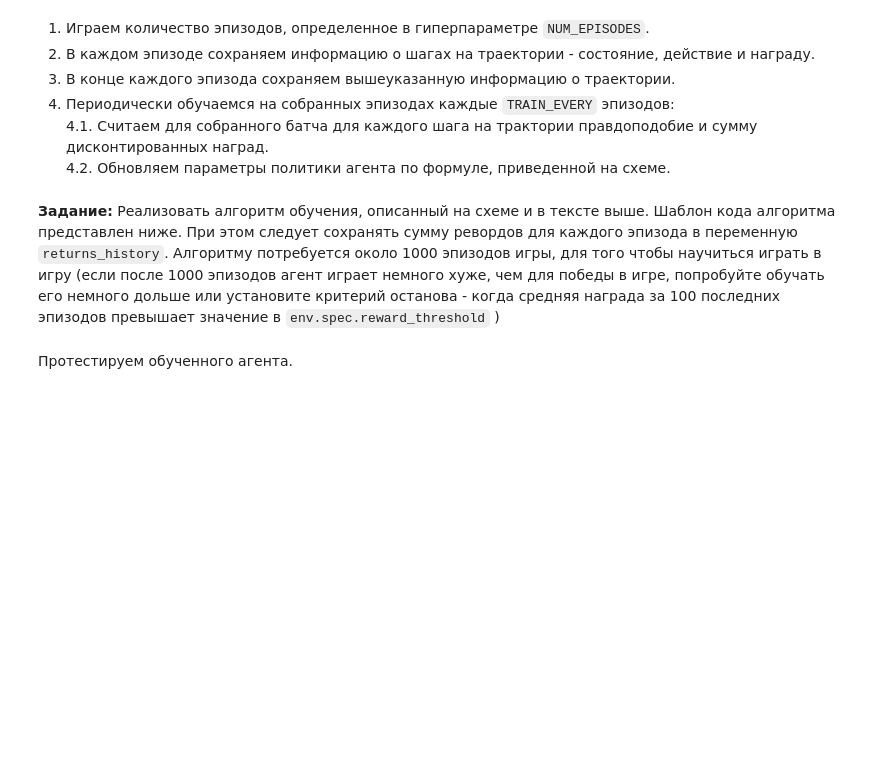
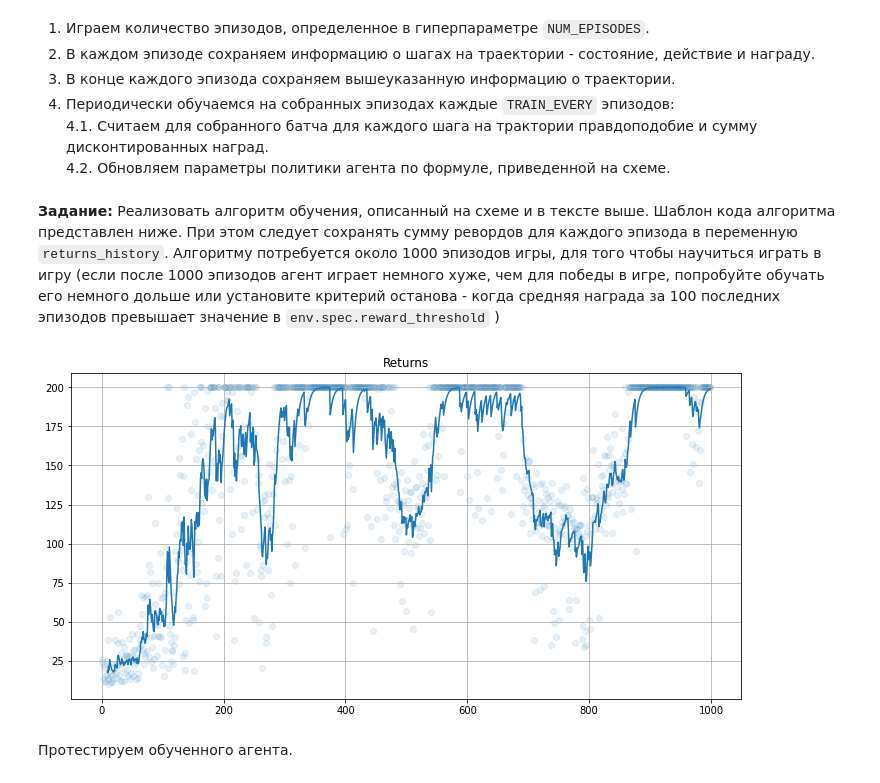
Before and after one commit to dckokis/DeepLearning, a Jupyter notebook: assignment7/REINFORCE.ipynb, the cells around one changed output. Cells and saved outputs as stored; diff of their text form; code cells hidden in the pictures; blank space fills up the shorter version.

````diff
--- a/assignment7/REINFORCE.ipynb
+++ b/assignment7/REINFORCE.ipynb
@@ -189,6 +246,7 @@ class Policy(nn.Module):
 **Hint**: Представим батч траекторий как ```list```, в котром также хранится ```list``` для каждой траектории, в котором каждый шаг хранится, как ```namedtuple```:
 ```transition = collections.namedtuple("transition", ["state", "action", "reward"])```
 # %%
+from torch._C import ThroughputBenchmark
 def process_traj_batch(policy, batch, discount):
     """Computes log probabilities for each action
         and rewards-to-go for each state in the batch of trajectories.
@@ -204,9 +262,18 @@ def process_traj_batch(policy, batch, discount):
         returns (list of rewards-to-go): List of rewards-to-go for
             each state in the batch of trajectories.
     """
+    returns = []
+    log_probs = []
 
-    # TO DO
-
+    for trajectory in batch:
+        rewards = [0] * len(trajectory)
+        for i in range(len(trajectory)):
+            probs_step = policy.forward(trajectory[i].state)
+            prob_action = probs_step[trajectory[i].action.item()]
+            log_probs.append(torch.log(prob_action))
+            for j in range(i, len(trajectory)):
+                rewards[i] += trajectory[j].reward*discount**(j-i)
+        returns.extend(rewards)
     return log_probs, returns
 # %% [markdown]
 Ваша реализация функции должна проходить следующий тест.
@@ -296,31 +365,50 @@ transition = collections.namedtuple("transition", ["state", "action", "reward"])
 # %%
 returns_history = []
 traj_batch = []
 
 for i in range(NUM_EPISODES):
 
-    # TO DO
+    observation = env.reset()
+    rewards = 0
+    trajectory = []
+
+    while True:
+        with torch.no_grad():
+            observation = torch.FloatTensor(observation).cuda()
+            prev_observation = observation
+            probs = policy(observation)
+            dist = Categorical(probs)
+            action = dist.sample().item()
+            observation, reward, done, info = env.step(action)
+            trajectory.append(transition(prev_observation, torch.tensor(action).cuda(), reward))
+            rewards += reward
+            if done:
+                break
+
 
     returns_history.append(rewards)
 
-    traj_batch.append(traj)
+    traj_batch.append(trajectory)
 
+    env.close()
     if i % TRAIN_EVERY:
         log_probs, returns = process_traj_batch(policy, traj_batch, DISCOUNT)
         loss = -(torch.stack(log_probs) * torch.FloatTensor(returns).to(device)).sum()
         optimizer.zero_grad()
         loss.backward()
         optimizer.step()
 
         traj_batch = []
 
     if i % 10:
         clear_output(True)
         plt.figure(figsize=[12, 6])
         plt.title('Returns'); plt.grid()
         plt.scatter(np.arange(len(returns_history)), returns_history, alpha=0.1)
         plt.plot(moving_average(returns_history, span=10, min_periods=10))
         plt.show()
+# %% [output]
+[figure, added]
 # %% [markdown]
 Протестируем обученного агента.
 # %%
````
Also changed, not shown: parts of 9 cells of this notebook.
